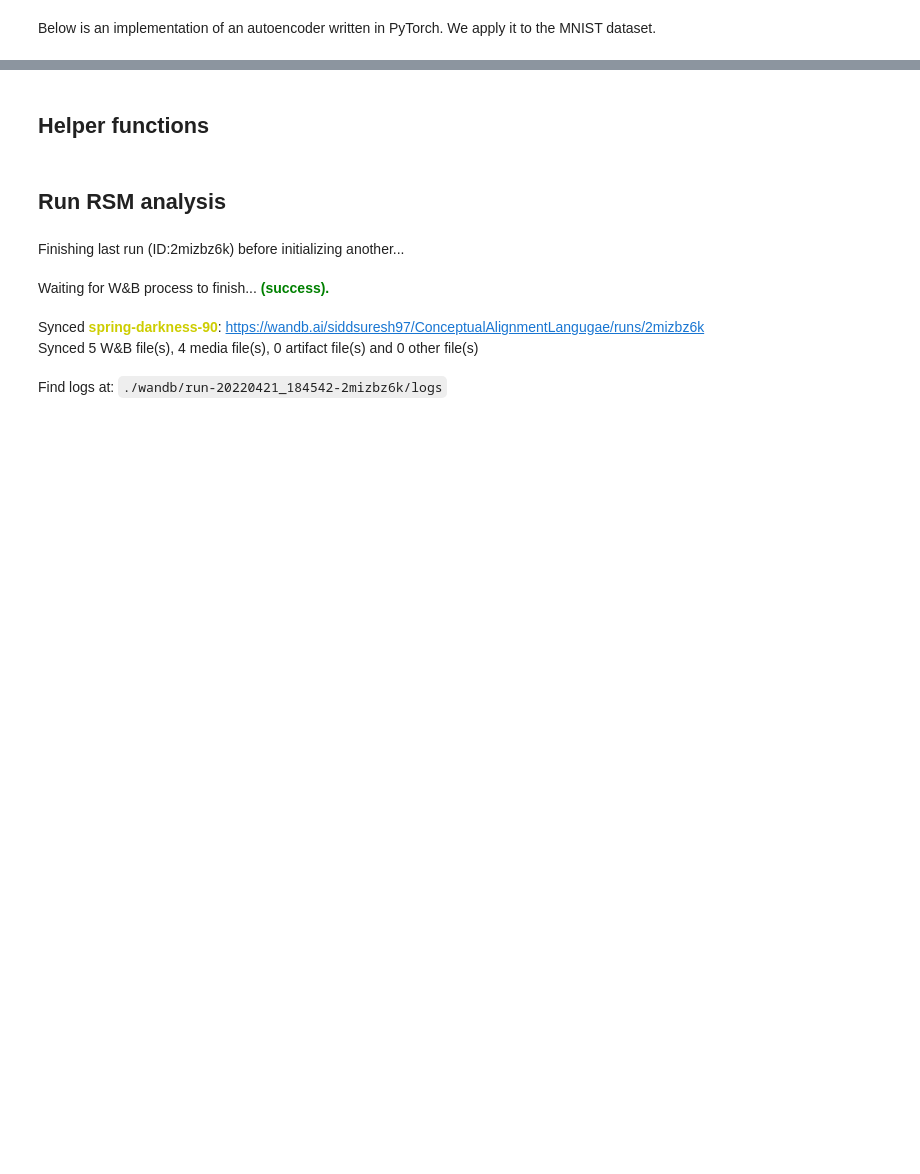
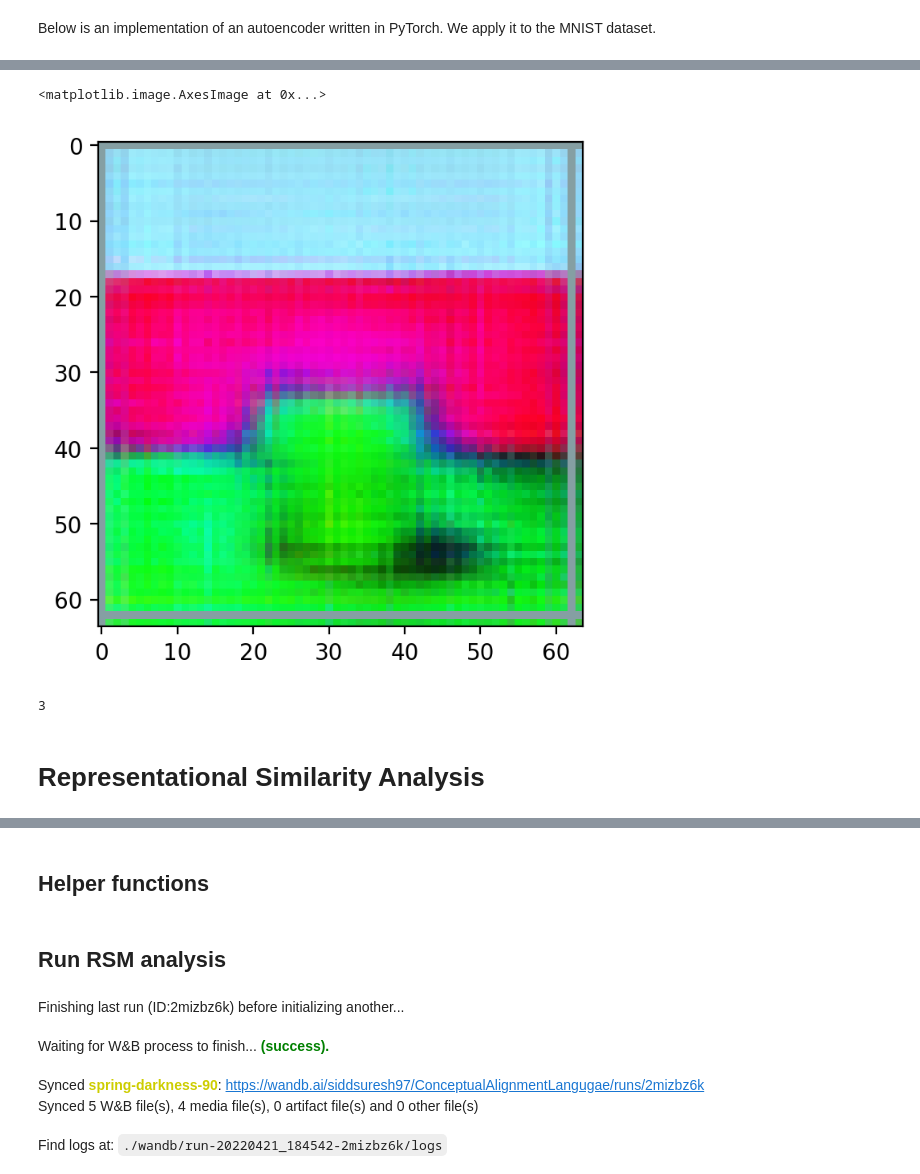
Before and after one commit to siddsuresh97/ConceptualAlignmentLanguage, a Jupyter notebook: autoencoder_with_labels_working.ipynb, the cells around one changed output, grey strips where cells are left out. Saved outputs shown, nothing was run; the diff lists cells and outputs as text; code cells hidden in the pictures; blank space fills up the shorter version.

```diff
--- a/autoencoder_with_labels_working.ipynb
+++ b/autoencoder_with_labels_working.ipynb
@@ -381,10 +29,0 @@ import plotly
-# %%
-num_classes = 11 # Number of unique class labels in the dataset
-latent_dims = 2
-epochs = 1
-lr = 0.001
-num_models = 2
-batch_size = 512
-save_dir = base_dir + 'results/'
-main_code(save_dir, num_models, epochs, num_classes, batch_size,
-             lr, latent_dims)
@@ -671,0 +338,18 @@ def plot_reconstructed_with_labels(autoencoder,random_labels, r0,
+# %%
+import h5py
+from tqdm import tqdm, trange
+
+
+# load dataset
+dataset = h5py.File(os.path.join(base_dir,'data_generation/3dshapes/3dshapes.h5'), 'r')
+print(dataset.keys())
+images = dataset['images']  # array shape [480000,64,64,3], uint8 in range(256)
+labels = dataset['labels']  # array shape [480000,6], float64
+image_shape = images.shape[1:]  # [64,64,3]
+label_shape = labels.shape[1:]  # [6]
+n_samples = labels.shape[0]  # 10*10*10*8*4*15=480000
+
+_FACTORS_IN_ORDER = ['floor_hue', 'wall_hue', 'object_hue', 'scale', 'shape',
+                     'orientation']
+_NUM_VALUES_PER_FACTOR = {'floor_hue': 10, 'wall_hue': 10, 'object_hue': 10,
+                          'scale': 8, 'shape': 4, 'orientation': 15}
@@ -671,0 +518,10 @@ def plot_reconstructed_with_labels(autoencoder,random_labels, r0,
+# %%
+num_classes = 4 # Number of unique class labels in the dataset
+latent_dims = 10
+epochs = 20
+lr = 0.005
+num_models = 2
+batch_size = 256
+save_dir = save_dir
+main_code(save_dir, num_models, epochs, num_classes, batch_size,
+             lr, latent_dims)
@@ -671,0 +568,11 @@ def plot_reconstructed_with_labels(autoencoder,random_labels, r0,
+# %%
+plt.imshow(ae(torch.from_numpy(base_set_ims[1500].transpose(2,0,1)).unsqueeze(0).float())[0].detach().squeeze(0).numpy().transpose(1,2,0))
+# %% [output]
+<matplotlib.image.AxesImage at 0x...>
+[figure, added]
+# %%
+np.argmax(ae(torch.from_numpy(base_set_ims[1500].transpose(2,0,1)).unsqueeze(0).float())[b1].detach().squeeze(0).numpy())
+# %% [output]
+3
+# %% [markdown]
+# Representational Similarity Analysis
```
Also changed, not shown: parts of 40 cells of this notebook.
